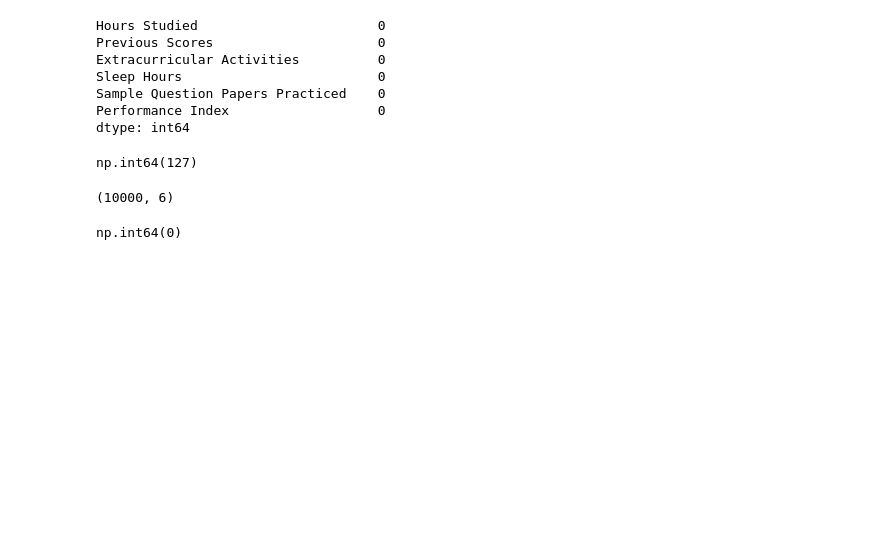
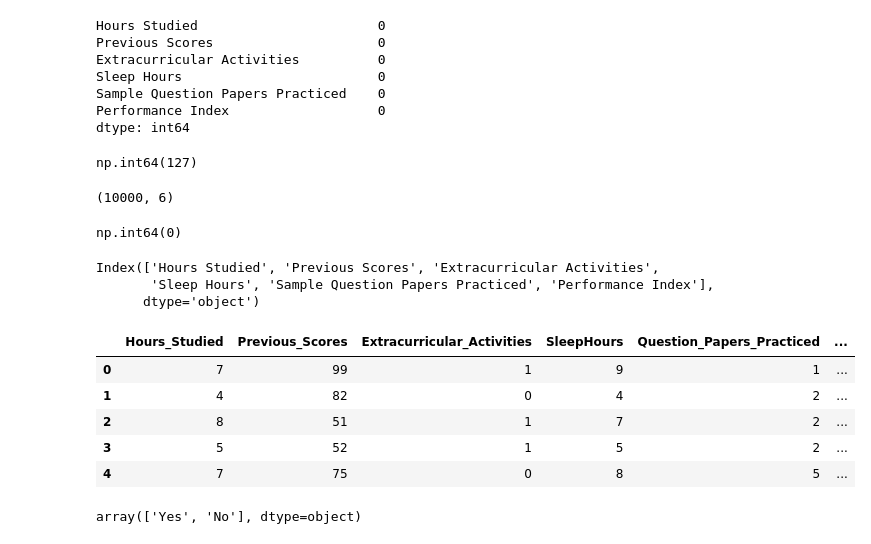
Before and after one commit to malik-tanveer/SMIT-Assigment, a Jupyter notebook: Student_Performance-Dataset-Model/Student_Performance-Model.ipynb, the cells around one changed output. Cells and saved outputs as stored; diff of their text form; code cells hidden in the pictures; blank space fills up the shorter version.

```diff
--- a/Student_Performance-Dataset-Model/Student_Performance-Model.ipynb
+++ b/Student_Performance-Dataset-Model/Student_Performance-Model.ipynb
@@ -68,3 +68,27 @@ data = data.drop_duplicates()
 data.duplicated().sum()
 # %% [output]
 np.int64(0)
+# %%
+data.columns
+# %% [output]
+Index(['Hours Studied', 'Previous Scores', 'Extracurricular Activities',
+       'Sleep Hours', 'Sample Question Papers Practiced', 'Performance Index'],
+      dtype='object')
+# %%
+data.columns = [
+    'Hours_Studied', 'Previous_Scores', 'Extracurricular_Activities',
+       'SleepHours', 'Question_Papers_Practiced', 'Performance_Index'
+]
+# %%
+data.head()
+# %% [output]
+|  | Hours_Studied | Previous_Scores | Extracurricular_Activities | SleepHours | Question_Papers_Practiced | ... |
+| 0 | 7 | 99 | 1 | 9 | 1 | ... |
+| 1 | 4 | 82 | 0 | 4 | 2 | ... |
+| 2 | 8 | 51 | 1 | 7 | 2 | ... |
+| 3 | 5 | 52 | 1 | 5 | 2 | ... |
+| 4 | 7 | 75 | 0 | 8 | 5 | ... |
+# %%
+data.Extracurricular_Activities.unique()
+# %% [output]
+array(['Yes', 'No'], dtype=object)
```
Also changed, not shown: parts of 16 cells of this notebook, 2 other files.
